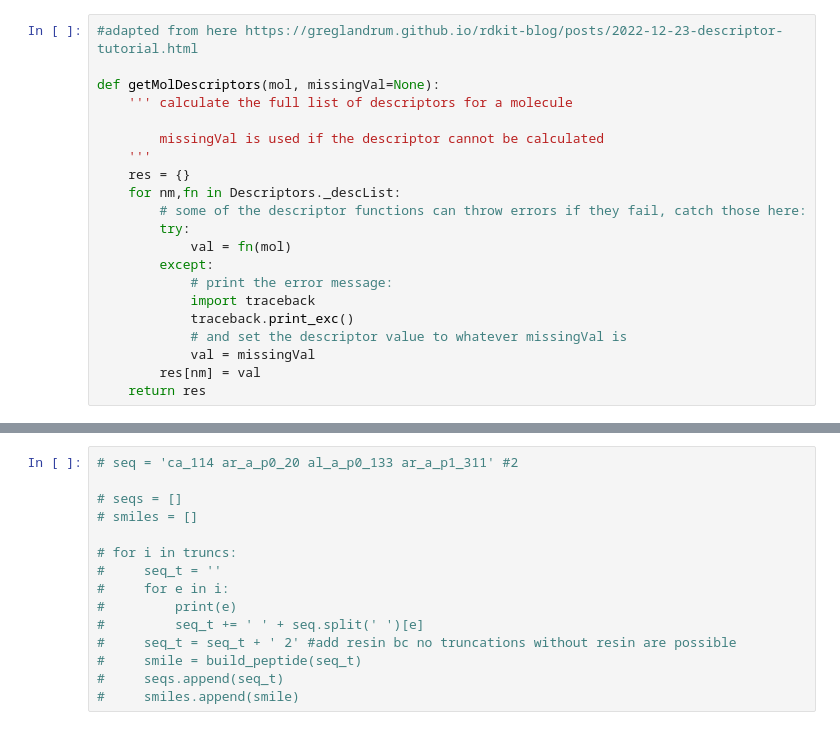
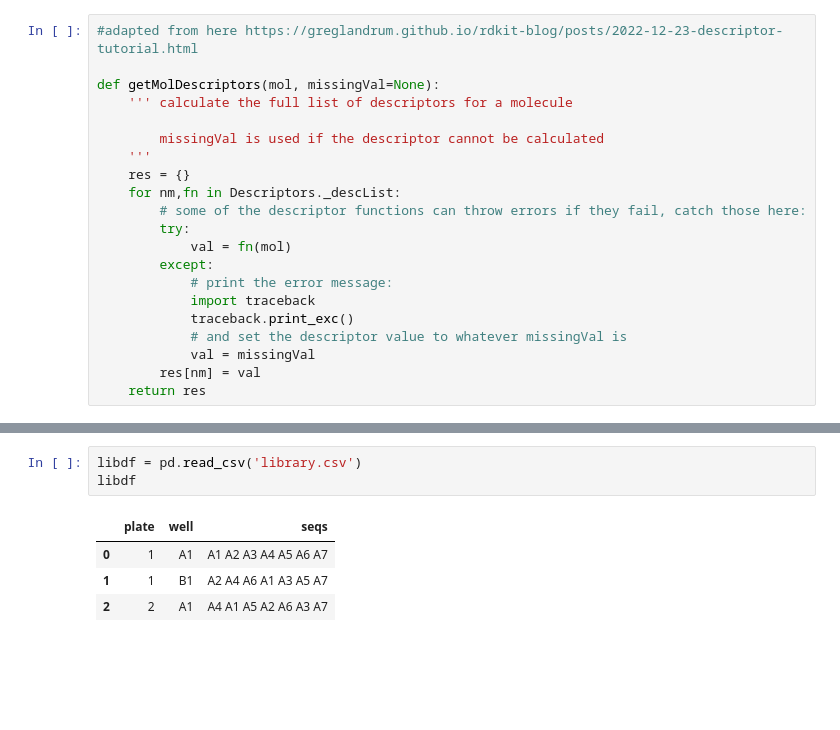
Before and after one commit to mtzknd/seqtosmiles, a Jupyter notebook: seqtosmiles.ipynb, the cells around one changed output, grey strips where cells are left out. Drawn from its saved outputs; the diff is of its cells as text; blank space fills up the shorter version.

```diff
--- a/seqtosmiles.ipynb
+++ b/seqtosmiles.ipynb
@@ -516,15 +285,8 @@ acyldf.to_excel('smiles.xlsx')
-# %%
-# seq = 'ca_114 ar_a_p0_20 al_a_p0_133 ar_a_p1_311' #2
-
-# seqs = []
-# smiles = []
-
-# for i in truncs:
-#     seq_t = ''
-#     for e in i:
-#         print(e)
-#         seq_t += ' ' + seq.split(' ')[e]
-#     seq_t = seq_t + ' 2' #add resin bc no truncations without resin are possible
-#     smile = build_peptide(seq_t)
-#     seqs.append(seq_t)
-#     smiles.append(smile)
+# %%
+libdf = pd.read_csv('library.csv')
+libdf
+# %% [output]
+|  | plate | well | seqs |
+| 0 | 1 | A1 | A1 A2 A3 A4 A5 A6 A7 |
+| 1 | 1 | B1 | A2 A4 A6 A1 A3 A5 A7 |
+| 2 | 2 | A1 | A4 A1 A5 A2 A6 A3 A7 |
```
Also changed, not shown: parts of 18 cells of this notebook.
